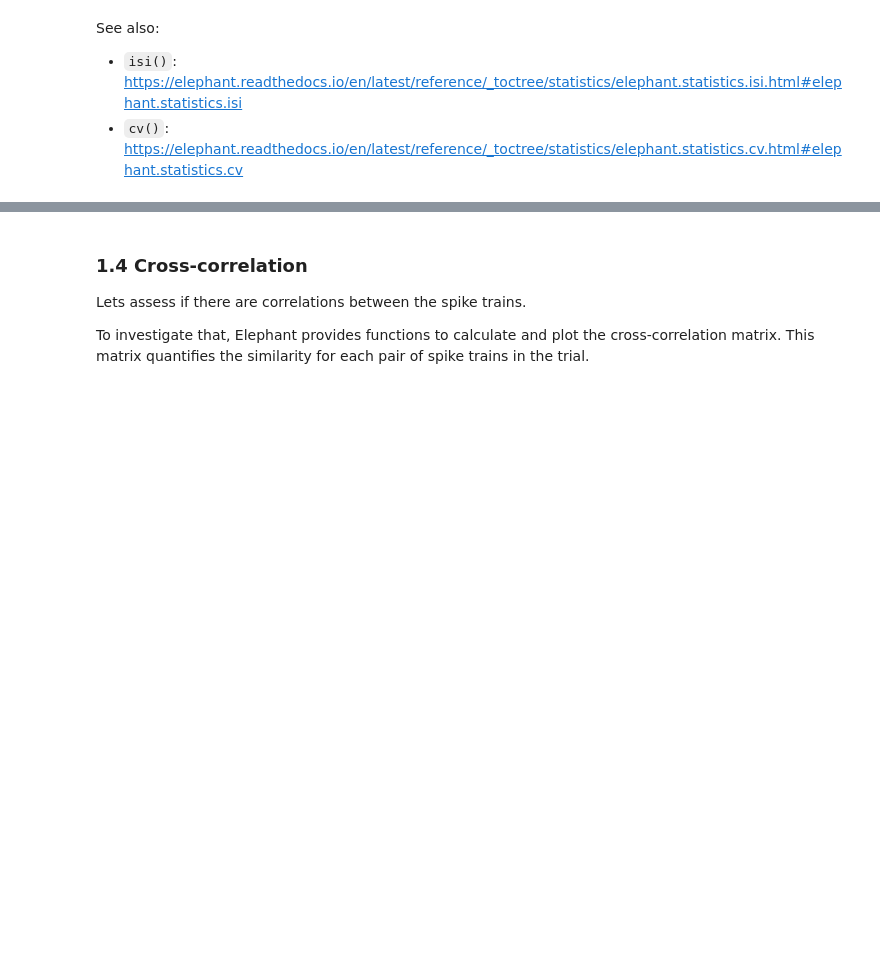
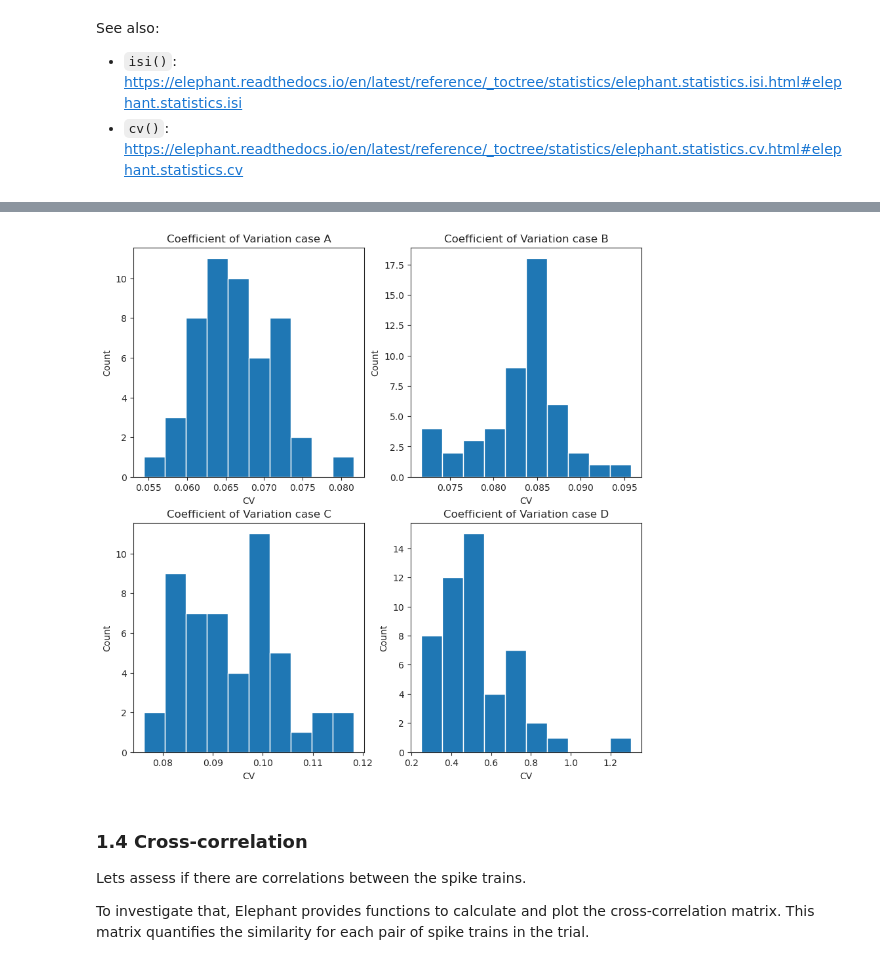
Before and after one commit to ruschh/nest_tutorials, a Jupyter notebook: Lascon9_NEST_Elephant.ipynb, the cells around one changed output, grey strips where cells are left out. Cells and saved outputs as stored; diff of their text form; code cells hidden in the pictures; blank space fills up the shorter version.

```diff
--- a/Lascon9_NEST_Elephant.ipynb
+++ b/Lascon9_NEST_Elephant.ipynb
@@ -464,3 +240,18 @@ fig.set_size_inches(10,10)
+# %%
+for idx, (case, trains) in enumerate(spike_data.items()):
+    cv_list = [cv(isi(train)) for train in trains.spiketrains]
+    ax = plt.subplot(2, 2, idx + 1)
+    plt.hist(cv_list)
+    #plt.xlim(0, 1)
+    #plt.ylim(0, 20)
+    plt.xlabel('CV')
+    plt.ylabel('Count')
+    plt.title(f'Coefficient of Variation case {case}')
+
+fig=gcf()
+fig.set_size_inches(10,10)
+# %% [output]
+[figure, added]
 # %% [markdown]
 ### 1.4 Cross-correlation
 
```
Also changed, not shown: parts of 68 cells of this notebook, 1 other file.
